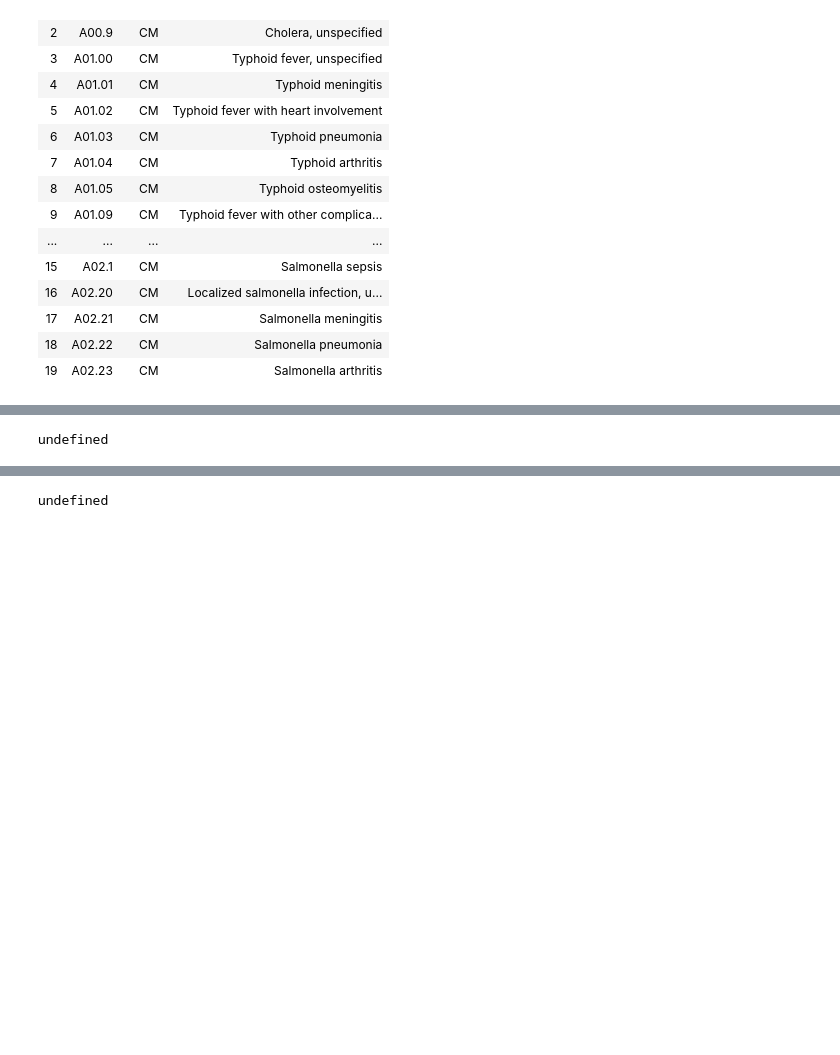
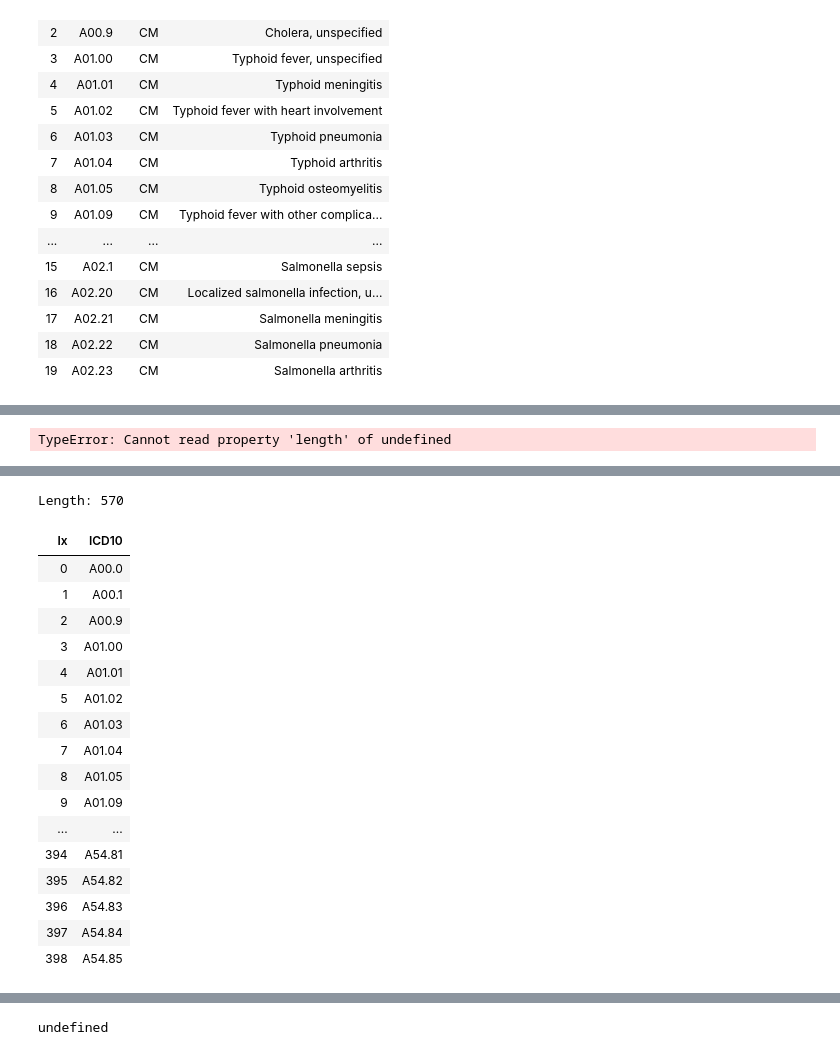
Before and after one commit to nurulc/data-frame, a Jupyter notebook: notebook/frame-test.ipynb, the cells around one changed output, grey strips where cells are left out. Saved outputs shown, nothing was run; the diff lists cells and outputs as text; code cells hidden in the pictures; blank space fills up the shorter version.

```diff
--- a/notebook/frame-test.ipynb
+++ b/notebook/frame-test.ipynb
@@ -62,0 +112,26 @@ Call to func took 11 milliseconds.
+# %%
+function getAllMethods(obj) {
+    let props = []
+
+    do {
+        const l = Object.getOwnPropertyNames(obj)
+            .concat(Object.getOwnPropertySymbols(obj).map(s => s.toString()))
+            .sort()
+            .filter((p, i, arr) =>
+                typeof obj[p] === 'function' &&  //only the methods
+                p !== 'constructor' &&           //not the constructor
+                (i == 0 || p !== arr[i - 1]) &&  //not overriding in this prototype
+                props.indexOf(p) === -1          //not overridden in a child
+            )
+        props = props.concat(l)
+    }
+    while (
+        (obj = Object.getPrototypeOf(obj)) &&   //walk-up the prototype chain
+        Object.getPrototypeOf(obj)              //not the the Object prototype methods (hasOwnProperty, etc...)
+    )
+
+    return props
+}
+getAllMethods( new exp.Frame());
+# %% [output]
+TypeError: Cannot read property 'length' of undefined
@@ -63,7 +146,9 @@ Call to func took 11 milliseconds.
 # %%
 var CNT = 1
-var myData = timeOf(doN(CNT, () =>ICD10.filter(r => r.ICD10.match(/^A/) ).project(['ICD10'])))
-var __ = timeOf(doN(CNT, () =>ICD10.filter(r => r.ICD10.startsWith('A') ).project(['ICD10'])))
-var ___ = timeOf(doN(CNT, () =>ICD10.filter(A).project(['ICD10'])))
-var ____ = timeOf(doN(CNT, () =>ICD10.filter(A)))
+var myData = timeOf(doN(CNT, () =>ICD10.filter(r => !r.ICD10.match(/^A/) ).project(['ICD10'])))
+var __ =   timeOf(doN(CNT, () =>ICD10.filter(r => !r.ICD10.startsWith('A') ).project(['ICD10'])))
+var ___ =  timeOf(doN(CNT, () =>ICD10.filter(NOT(A)).project(['ICD10'])))
+
+
+__
 # %% [output]
@@ -74,3 +159,20 @@ Call to func took 20 milliseconds.
-undefined
+Length: 570
+| Ix | ICD10 |
+| 0 | A00.0 |
+| 1 | A00.1 |
+| 2 | A00.9 |
+| 3 | A01.00 |
+| 4 | A01.01 |
+| 5 | A01.02 |
+| 6 | A01.03 |
+| 7 | A01.04 |
+| 8 | A01.05 |
+| 9 | A01.09 |
+| ... | ... |
+| 394 | A54.81 |
+| 395 | A54.82 |
+| 396 | A54.83 |
+| 397 | A54.84 |
+| 398 | A54.85 |
 # %%
 var getMethods = (obj) => Object.getOwnPropertyNames(obj).filter(item => typeof obj[item] === 'function')
```
Also changed, not shown: parts of 35 cells of this notebook, 4 other files.
